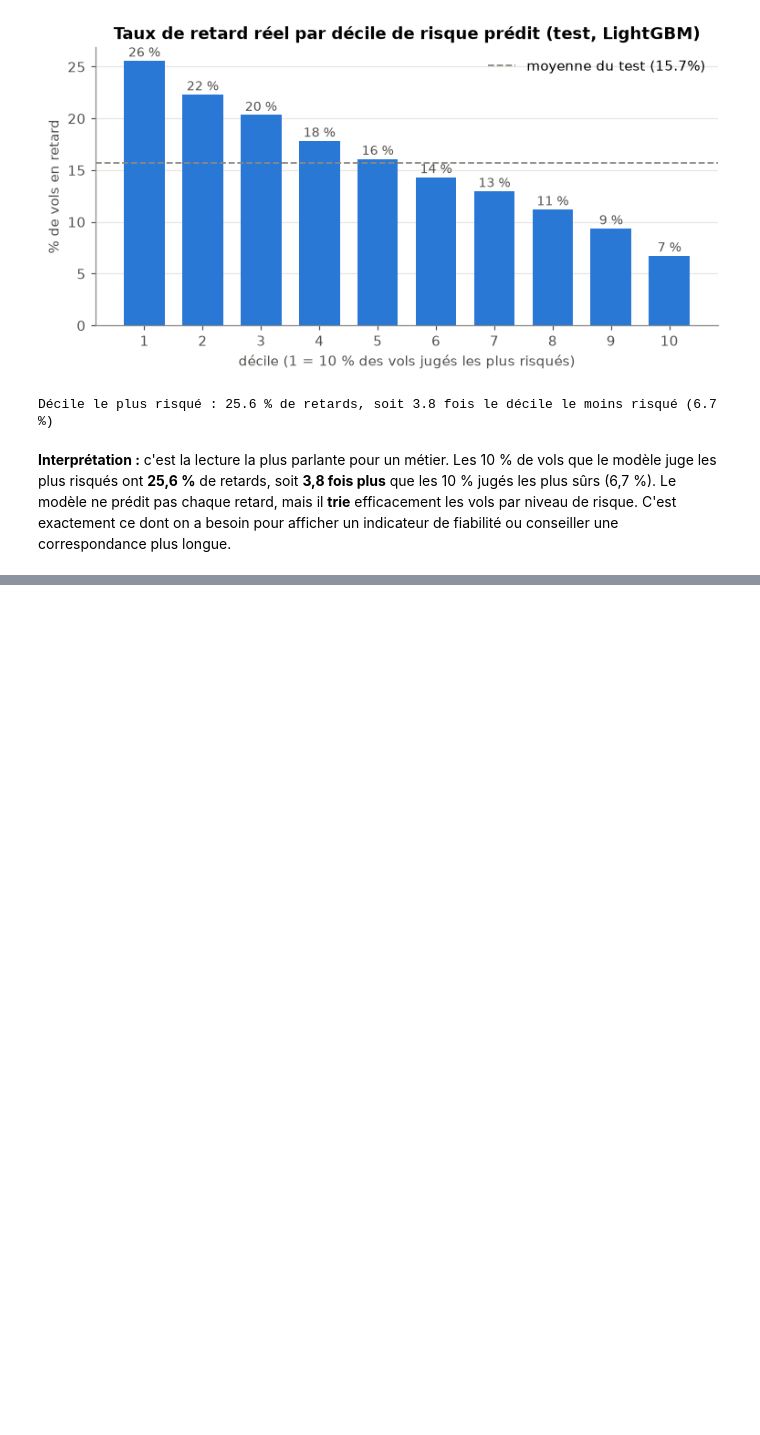
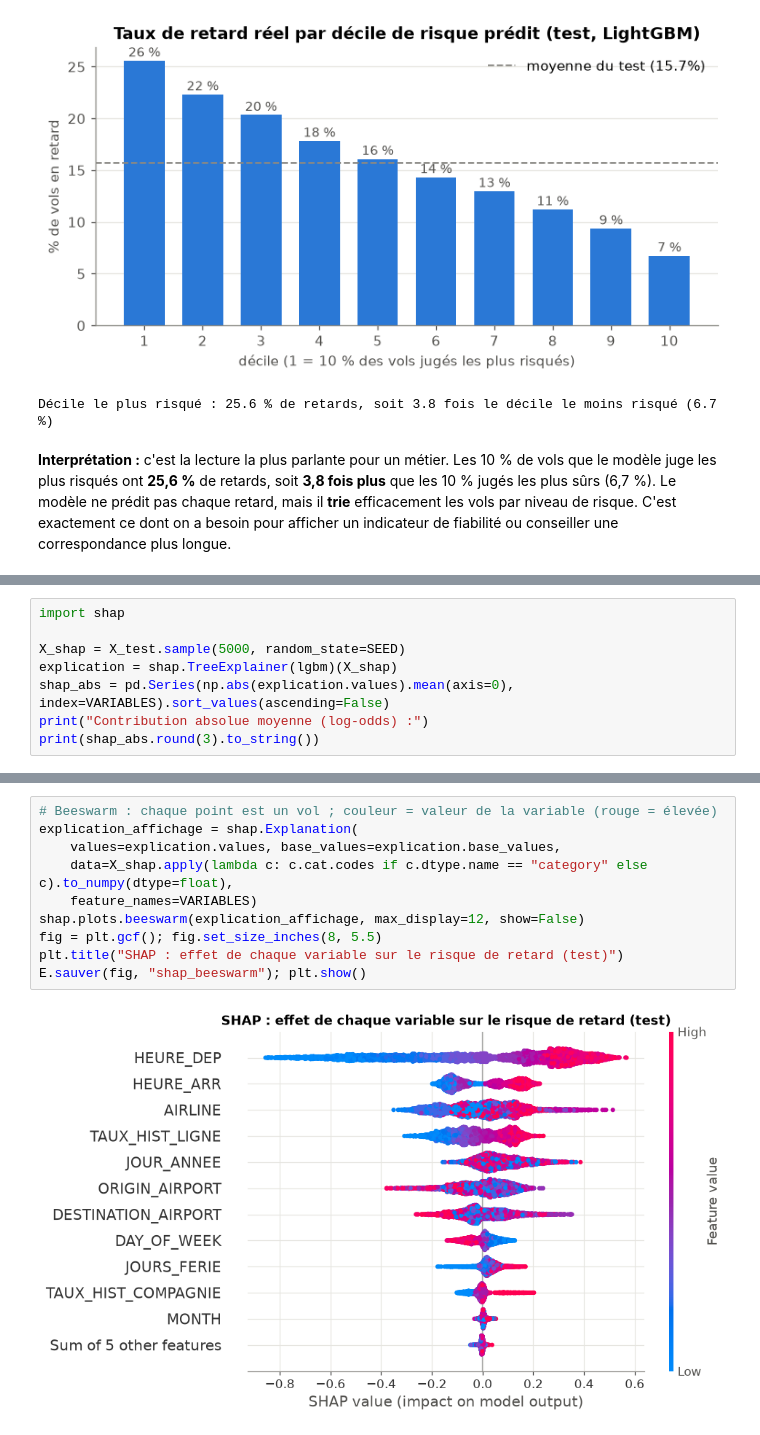
Before and after one commit to amenallahsallemi9-cell/flight-delay-prediction, a Jupyter notebook: notebooks/retards_avion.ipynb, the cells around one changed output, grey strips where cells are left out. Drawn from its saved outputs; the diff is of its cells as text; blank space fills up the shorter version.

```diff
--- a/notebooks/retards_avion.ipynb
+++ b/notebooks/retards_avion.ipynb
@@ -482,0 +508,8 @@ Décile le plus risqué : 25.6 % de retards, soit 3.8 fois le décile le moins r
+# %%
+import shap
+
+X_shap = X_test.sample(5000, random_state=SEED)
+explication = shap.TreeExplainer(lgbm)(X_shap)
+shap_abs = pd.Series(np.abs(explication.values).mean(axis=0), index=VARIABLES).sort_values(ascending=False)
+print("Contribution absolue moyenne (log-odds) :")
+print(shap_abs.round(3).to_string())
@@ -482,0 +534,12 @@ Décile le plus risqué : 25.6 % de retards, soit 3.8 fois le décile le moins r
+# %%
+# Beeswarm : chaque point est un vol ; couleur = valeur de la variable (rouge = élevée)
+explication_affichage = shap.Explanation(
+    values=explication.values, base_values=explication.base_values,
+    data=X_shap.apply(lambda c: c.cat.codes if c.dtype.name == "category" else c).to_numpy(dtype=float),
+    feature_names=VARIABLES)
+shap.plots.beeswarm(explication_affichage, max_display=12, show=False)
+fig = plt.gcf(); fig.set_size_inches(8, 5.5)
+plt.title("SHAP : effet de chaque variable sur le risque de retard (test)")
+E.sauver(fig, "shap_beeswarm"); plt.show()
+# %% [output]
+[figure, added]
```
Also changed, not shown: parts of 26 cells of this notebook, 5 other files.
